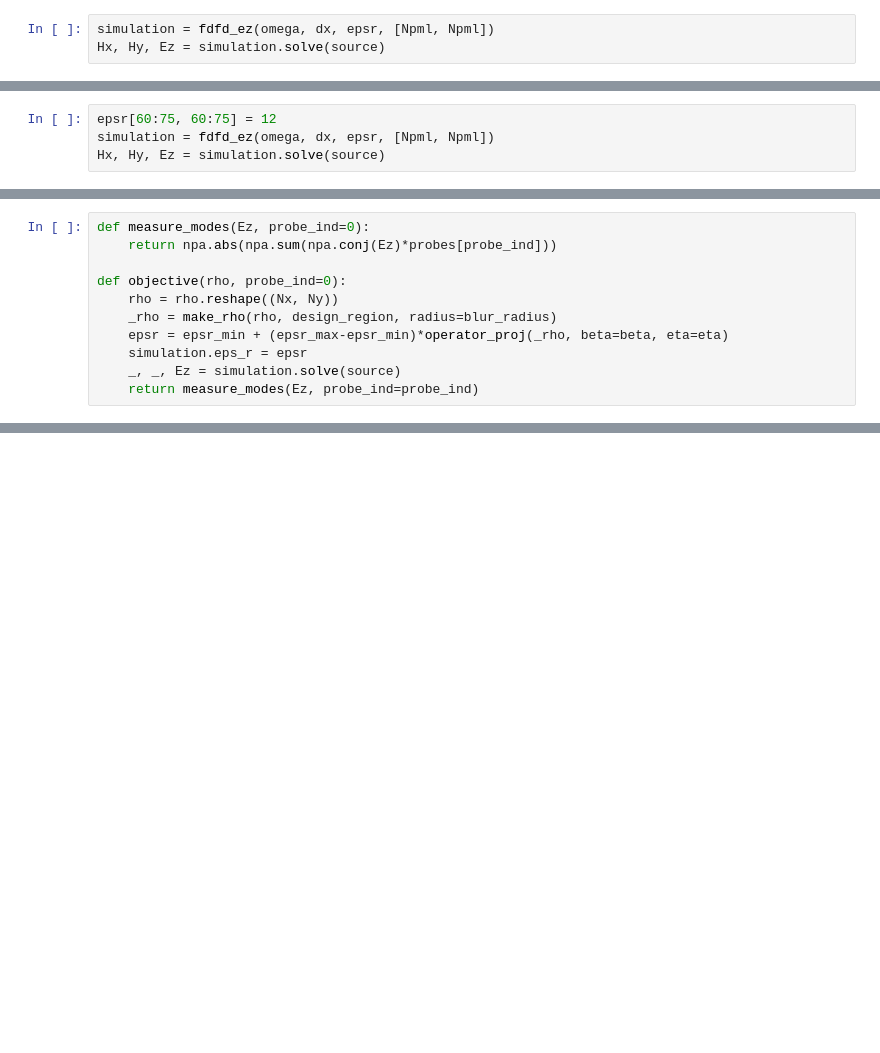
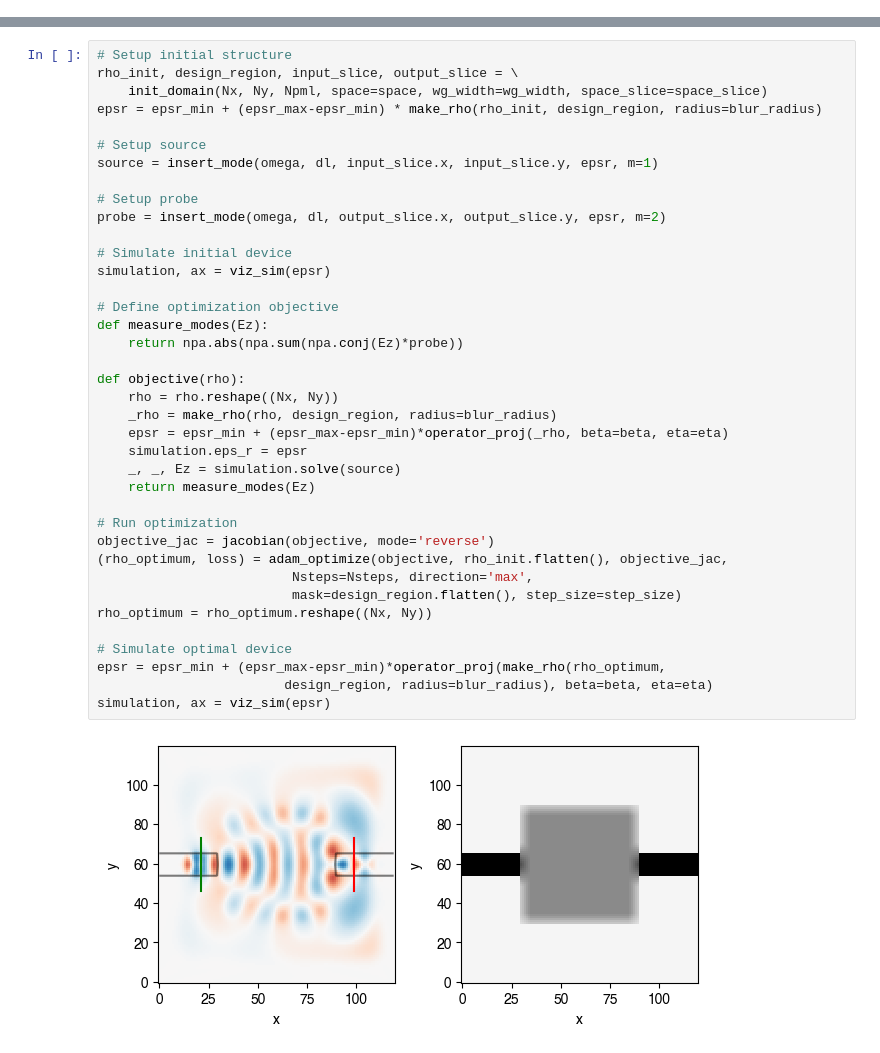
Before and after one commit to fancompute/workshop-invdesign, a Jupyter notebook: 02_Inverse_design.ipynb, the cells around one changed output, grey strips where cells are left out. Cells and saved outputs as stored; diff of their text form; blank space fills up the shorter version.

Commit message:
Converted even->odd mode coverter example to notebook format

```diff
--- a/02_Inverse_design.ipynb
+++ b/02_Inverse_design.ipynb
@@ -89,3 +23,0 @@ source[Nx//2, Ny//2] = 1j
-# %%
-simulation = fdfd_ez(omega, dx, epsr, [Npml, Npml])
-Hx, Hy, Ez = simulation.solve(source)
@@ -101,4 +23,0 @@ plot_abs(epsr)
-# %%
-epsr[60:75, 60:75] = 12
-simulation = fdfd_ez(omega, dx, epsr, [Npml, Npml])
-Hx, Hy, Ez = simulation.solve(source)
@@ -223,11 +90,0 @@ Now we can setup and perform our optimzation.
-# %%
-def measure_modes(Ez, probe_ind=0):
-    return npa.abs(npa.sum(npa.conj(Ez)*probes[probe_ind]))
-
-def objective(rho, probe_ind=0):
-    rho = rho.reshape((Nx, Ny))
-    _rho = make_rho(rho, design_region, radius=blur_radius)
-    epsr = epsr_min + (epsr_max-epsr_min)*operator_proj(_rho, beta=beta, eta=eta)
-    simulation.eps_r = epsr
-    _, _, Ez = simulation.solve(source)
-    return measure_modes(Ez, probe_ind=probe_ind)
@@ -271,0 +122,40 @@ plot_abs(epsr, ax=ax[1], cmap='Greys');
+# %%
+# Setup initial structure
+rho_init, design_region, input_slice, output_slice = \
+    init_domain(Nx, Ny, Npml, space=space, wg_width=wg_width, space_slice=space_slice)
+epsr = epsr_min + (epsr_max-epsr_min) * make_rho(rho_init, design_region, radius=blur_radius)
+
+# Setup source
+source = insert_mode(omega, dl, input_slice.x, input_slice.y, epsr, m=1)
+
+# Setup probe
+probe = insert_mode(omega, dl, output_slice.x, output_slice.y, epsr, m=2)
+
+# Simulate initial device
+simulation, ax = viz_sim(epsr)
+
+# Define optimization objective
+def measure_modes(Ez):
+    return npa.abs(npa.sum(npa.conj(Ez)*probe))
+
+def objective(rho):
+    rho = rho.reshape((Nx, Ny))
+    _rho = make_rho(rho, design_region, radius=blur_radius)
+    epsr = epsr_min + (epsr_max-epsr_min)*operator_proj(_rho, beta=beta, eta=eta)
+    simulation.eps_r = epsr
+    _, _, Ez = simulation.solve(source)
+    return measure_modes(Ez)
+
+# Run optimization
+objective_jac = jacobian(objective, mode='reverse')
+(rho_optimum, loss) = adam_optimize(objective, rho_init.flatten(), objective_jac,
+                         Nsteps=Nsteps, direction='max',
+                         mask=design_region.flatten(), step_size=step_size)
+rho_optimum = rho_optimum.reshape((Nx, Ny))
+
+# Simulate optimal device
+epsr = epsr_min + (epsr_max-epsr_min)*operator_proj(make_rho(rho_optimum,
+                        design_region, radius=blur_radius), beta=beta, eta=eta)
+simulation, ax = viz_sim(epsr)
+# %% [output]
+[figure, added]
```
Also changed, not shown: parts of 29 cells of this notebook.
